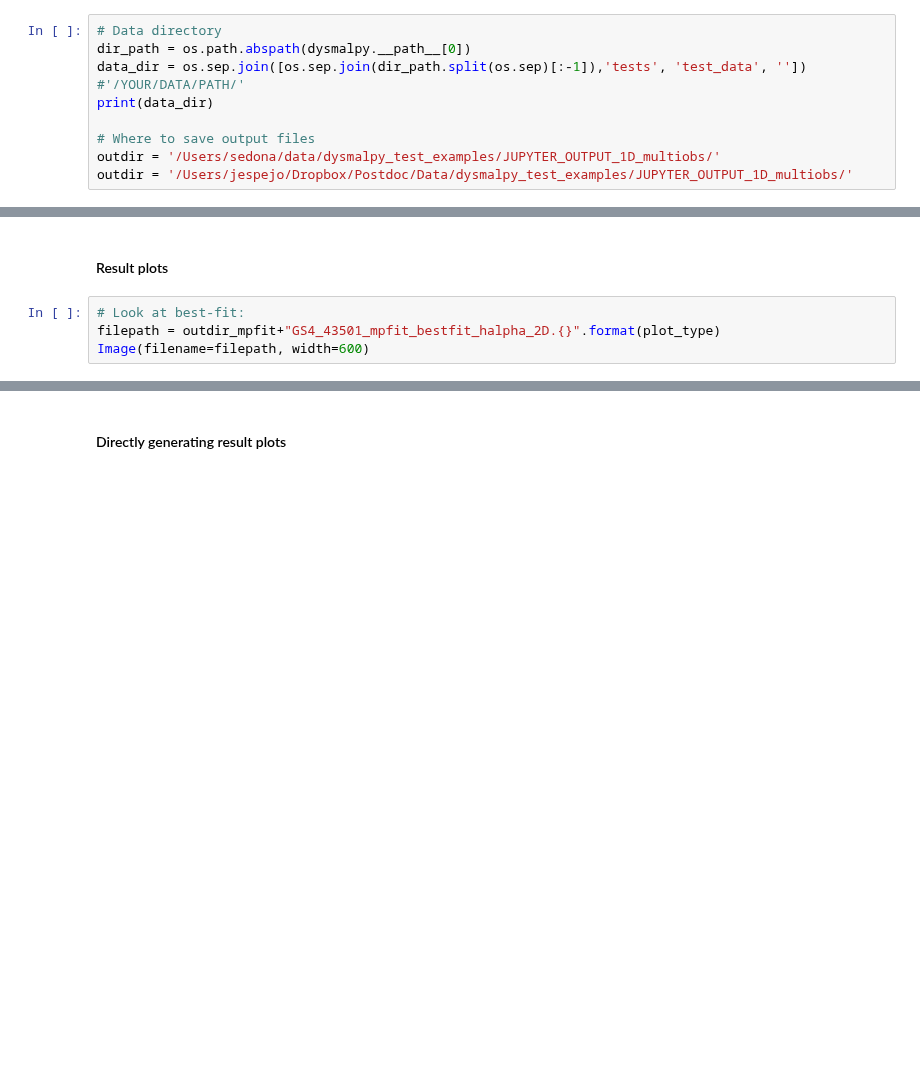
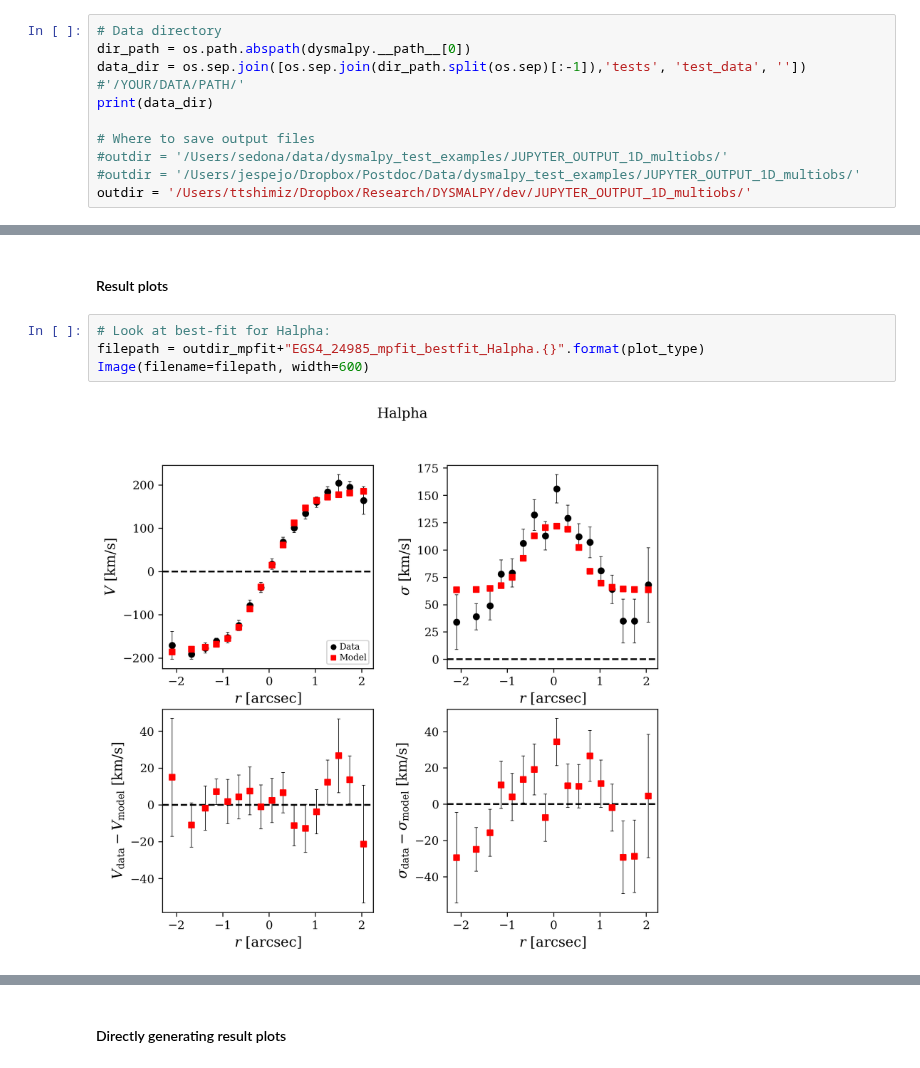
Before and after one commit to dysmalpy/dysmalpy, a Jupyter notebook: examples/notebooks/dysmalpy_example_multiobs.ipynb, the cells around one changed output, grey strips where cells are left out. Saved outputs shown, nothing was run; the diff lists cells and outputs as text; blank space fills up the shorter version.

Commit message:
finish multiobs tutorial

```diff
--- a/examples/notebooks/dysmalpy_example_multiobs.ipynb
+++ b/examples/notebooks/dysmalpy_example_multiobs.ipynb
@@ -67,6 +67,7 @@ data_dir = os.sep.join([os.sep.join(dir_path.split(os.sep)[:-1]),'tests', 'test_
 print(data_dir)
 
 # Where to save output files
-outdir = '/Users/sedona/data/dysmalpy_test_examples/JUPYTER_OUTPUT_1D_multiobs/'
-outdir = '/Users/jespejo/Dropbox/Postdoc/Data/dysmalpy_test_examples/JUPYTER_OUTPUT_1D_multiobs/'
+#outdir = '/Users/sedona/data/dysmalpy_test_examples/JUPYTER_OUTPUT_1D_multiobs/'
+#outdir = '/Users/jespejo/Dropbox/Postdoc/Data/dysmalpy_test_examples/JUPYTER_OUTPUT_1D_multiobs/'
+outdir = '/Users/ttshimiz/Dropbox/Research/DYSMALPY/dev/JUPYTER_OUTPUT_1D_multiobs/'
 # %% [output]
@@ -389,6 +445,8 @@ mpfit_results = fitter.fit(gal, output_options)
 # %% [markdown]
 #### Result plots
 # %%
-# Look at best-fit:
-filepath = outdir_mpfit+"GS4_43501_mpfit_bestfit_halpha_2D.{}".format(plot_type)
+# Look at best-fit for Halpha:
+filepath = outdir_mpfit+"EGS4_24985_mpfit_bestfit_Halpha.{}".format(plot_type)
 Image(filename=filepath, width=600)
+# %% [output]
+[figure, added]
```
Also changed, not shown: parts of 18 cells of this notebook, 1 other file.
